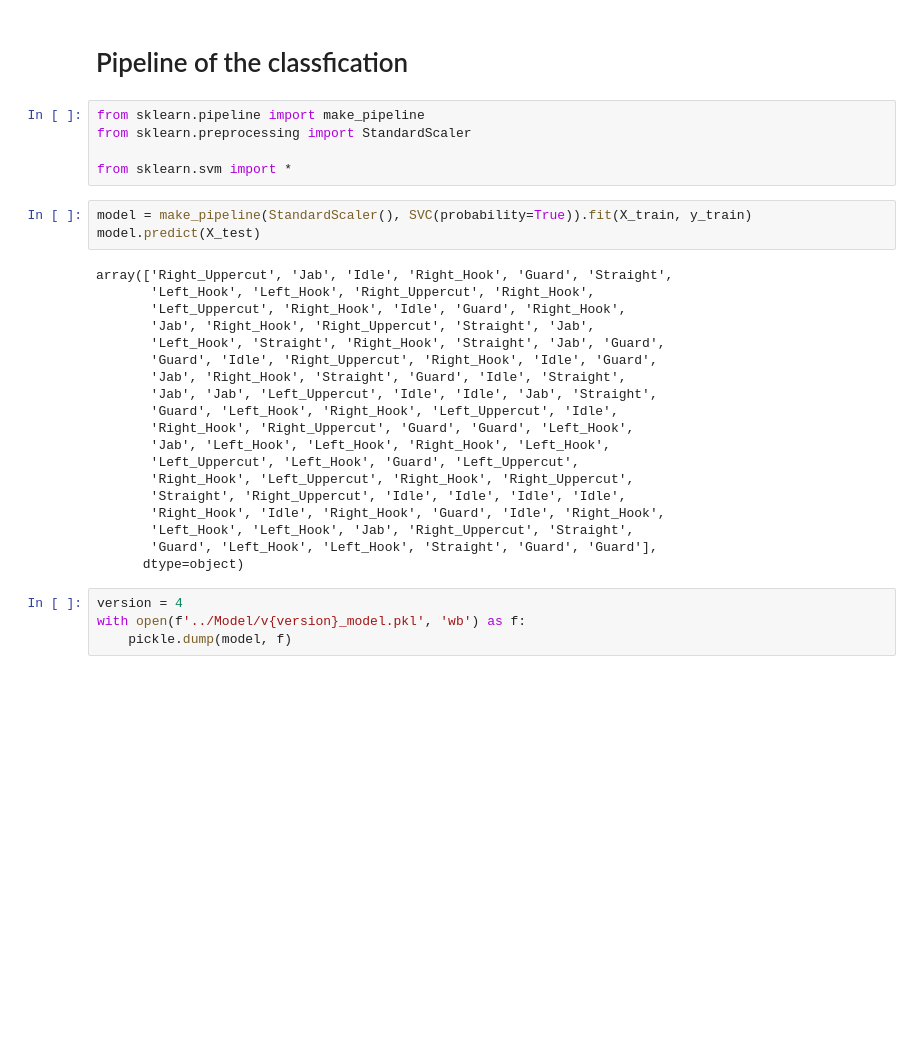
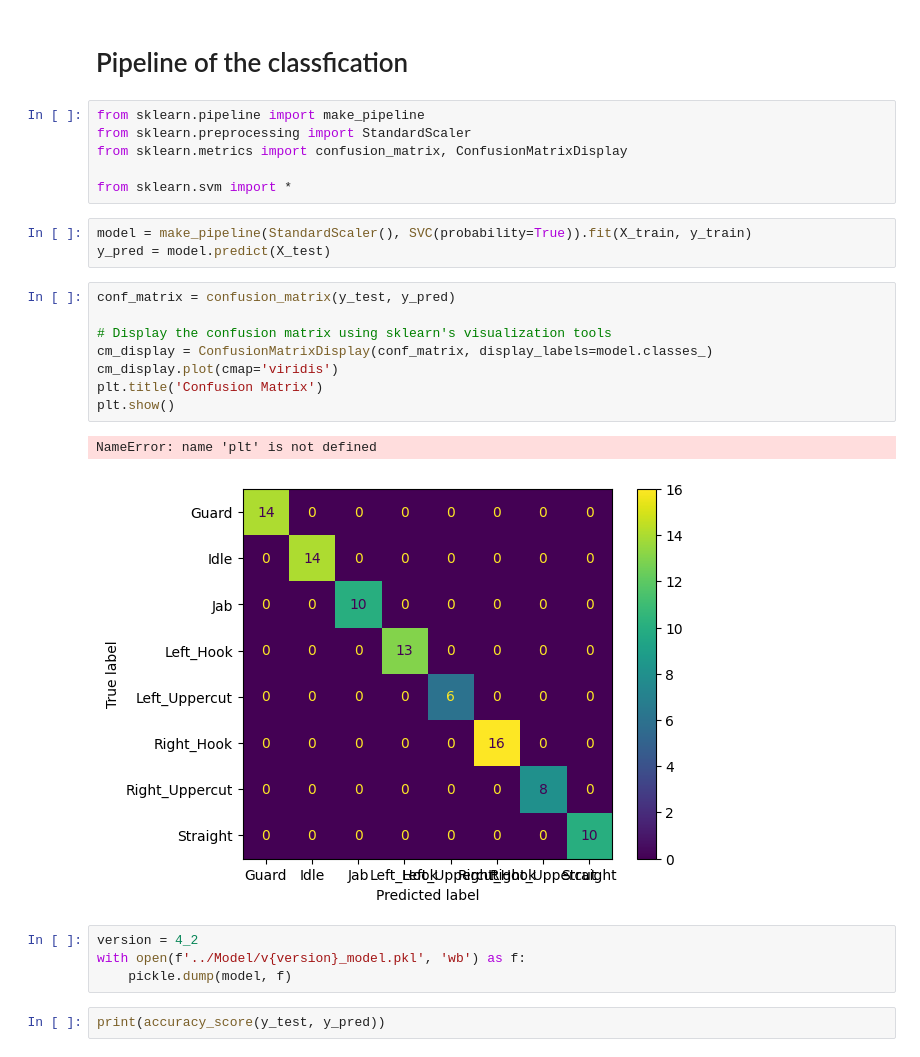
Before and after one commit to NawfalHadi/Tinju, a Jupyter notebook: Training/dataset_training.ipynb, the cells around one changed output. Cells and saved outputs as stored; diff of their text form; blank space fills up the shorter version.

```diff
--- a/Training/dataset_training.ipynb
+++ b/Training/dataset_training.ipynb
@@ -52,31 +52,26 @@ dtype: int64
 # %%
 from sklearn.pipeline import make_pipeline
 from sklearn.preprocessing import StandardScaler
+from sklearn.metrics import confusion_matrix, ConfusionMatrixDisplay
 
 from sklearn.svm import *
 # %%
 model = make_pipeline(StandardScaler(), SVC(probability=True)).fit(X_train, y_train)
-model.predict(X_test)
+y_pred = model.predict(X_test)
-# %% [output]
-array(['Right_Uppercut', 'Jab', 'Idle', 'Right_Hook', 'Guard', 'Straight',
-       'Left_Hook', 'Left_Hook', 'Right_Uppercut', 'Right_Hook',
-       'Left_Uppercut', 'Right_Hook', 'Idle', 'Guard', 'Right_Hook',
-       'Jab', 'Right_Hook', 'Right_Uppercut', 'Straight', 'Jab',
-       'Left_Hook', 'Straight', 'Right_Hook', 'Straight', 'Jab', 'Guard',
-       'Guard', 'Idle', 'Right_Uppercut', 'Right_Hook', 'Idle', 'Guard',
-       'Jab', 'Right_Hook', 'Straight', 'Guard', 'Idle', 'Straight',
-       'Jab', 'Jab', 'Left_Uppercut', 'Idle', 'Idle', 'Jab', 'Straight',
-       'Guard', 'Left_Hook', 'Right_Hook', 'Left_Uppercut', 'Idle',
-       'Right_Hook', 'Right_Uppercut', 'Guard', 'Guard', 'Left_Hook',
-       'Jab', 'Left_Hook', 'Left_Hook', 'Right_Hook', 'Left_Hook',
-       'Left_Uppercut', 'Left_Hook', 'Guard', 'Left_Uppercut',
-       'Right_Hook', 'Left_Uppercut', 'Right_Hook', 'Right_Uppercut',
-       'Straight', 'Right_Uppercut', 'Idle', 'Idle', 'Idle', 'Idle',
-       'Right_Hook', 'Idle', 'Right_Hook', 'Guard', 'Idle', 'Right_Hook',
-       'Left_Hook', 'Left_Hook', 'Jab', 'Right_Uppercut', 'Straight',
-       'Guard', 'Left_Hook', 'Left_Hook', 'Straight', 'Guard', 'Guard'],
-      dtype=object)
+# %%
+conf_matrix = confusion_matrix(y_test, y_pred)
+
+# Display the confusion matrix using sklearn's visualization tools
+cm_display = ConfusionMatrixDisplay(conf_matrix, display_labels=model.classes_)
+cm_display.plot(cmap='viridis')
+plt.title('Confusion Matrix')
+plt.show()
+# %% [output]
+NameError: name 'plt' is not defined
+[figure, added]
 # %%
-version = 4
+version = 4_2
 with open(f'../Model/v{version}_model.pkl', 'wb') as f:
     pickle.dump(model, f)
+# %%
+print(accuracy_score(y_test, y_pred))
```
Also changed, not shown: 4 other files.
